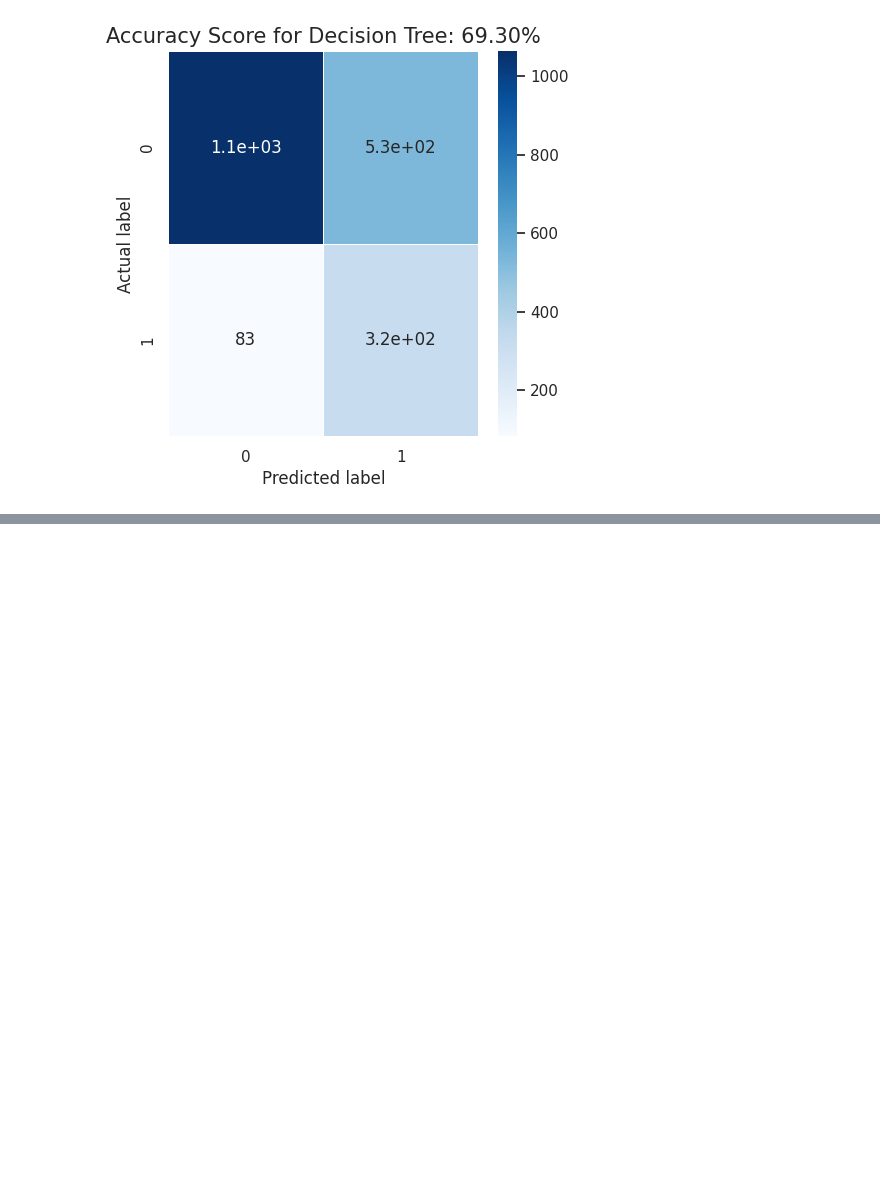
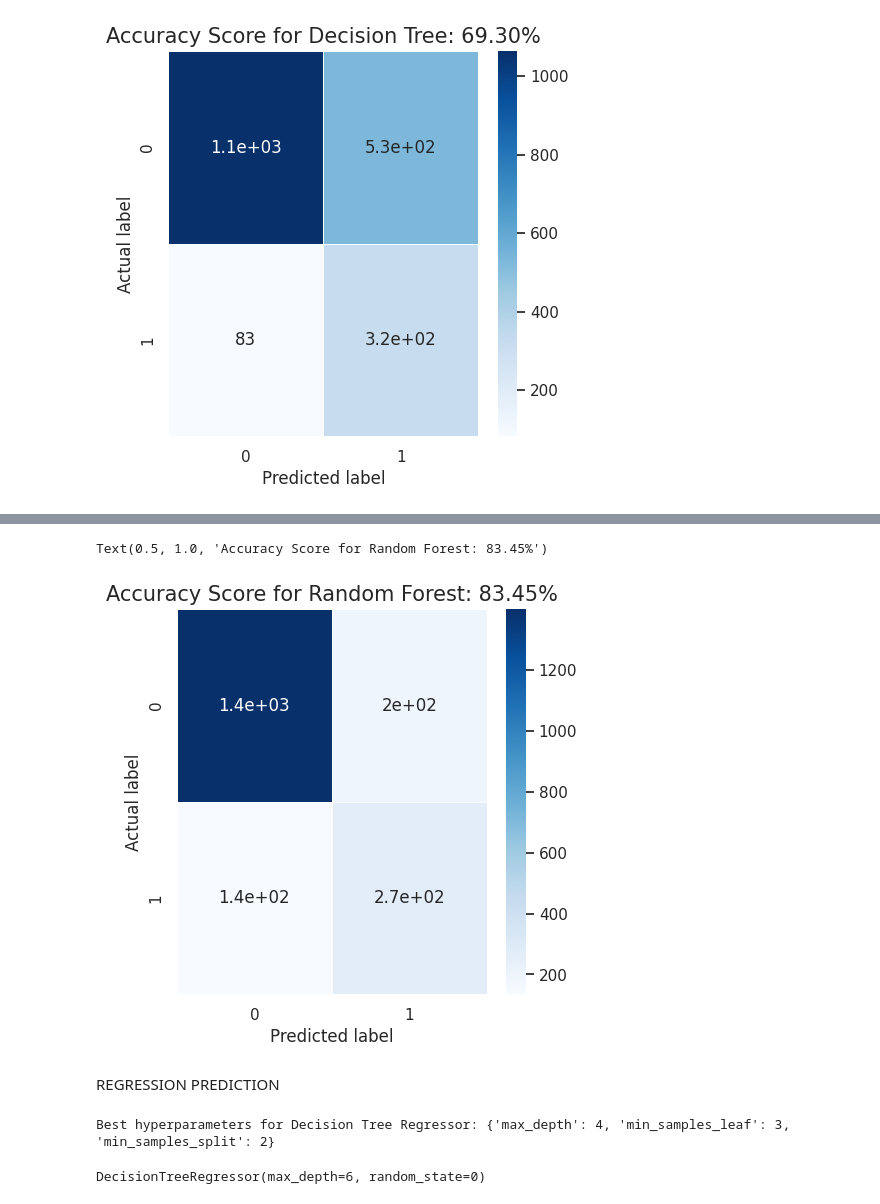
Before and after one commit to khoirulsr/AI_Engineer, a Jupyter notebook: Copy_of_Latihan_Machine_Learning.ipynb, the cells around one changed output, grey strips where cells are left out. Cells and saved outputs as stored; diff of their text form; code cells hidden in the pictures; blank space fills up the shorter version.

```diff
--- a/Copy_of_Latihan_Machine_Learning.ipynb
+++ b/Copy_of_Latihan_Machine_Learning.ipynb
@@ -220,0 +254,14 @@ print("Accuracy Score :", round(accuracy_score(y_test, y_pred)*100 ,2), "%")
+# %%
+from sklearn.metrics import confusion_matrix
+cm = confusion_matrix(y_test, y_pred)
+plt.figure(figsize=(5,5))
+sns.heatmap(data=cm,linewidths=.5, annot=True,  cmap = 'Blues')
+plt.ylabel('Actual label')
+plt.xlabel('Predicted label')
+all_sample_title = 'Accuracy Score for Random Forest: {0:.2f}%'.format(rf_classifier_tuned.score(X_test, y_test)*100)
+plt.title(all_sample_title, size = 15)
+# %% [output]
+Text(0.5, 1.0, 'Accuracy Score for Random Forest: 83.45%')
+[figure, added]
+# %% [markdown]
+REGRESSION PREDICTION
@@ -220,0 +274,46 @@ print("Accuracy Score :", round(accuracy_score(y_test, y_pred)*100 ,2), "%")
+# %%
+import numpy as np
+import pandas as pd
+from sklearn.tree import DecisionTreeRegressor
+from sklearn.model_selection import GridSearchCV
+
+# 1) Drop rows where y is NaN, and align X accordingly
+mask = ~y_train.isna()
+X_train_clean = X_train.loc[mask]
+y_train_clean = y_train.loc[mask]
+
+
+# 2) Set up model + grid
+dt_regressor = DecisionTreeRegressor(random_state=0)
+param_grid_dt_reg = {
+    'max_depth': [4, 5, 6],
+    'min_samples_split': [2, 4, 6],
+    'min_samples_leaf': [1, 2, 3],
+}
+
+# 3) Grid search
+grid_search_dt_reg = GridSearchCV(
+    dt_regressor,
+    param_grid_dt_reg,
+    cv=5,
+    scoring='neg_mean_squared_error',
+    n_jobs=-1
+)
+grid_search_dt_reg.fit(X_train_clean, y_train_clean)
+
+print("Best hyperparameters for Decision Tree Regressor:", grid_search_dt_reg.best_params_)
+# %% [output]
+Best hyperparameters for Decision Tree Regressor: {'max_depth': 4, 'min_samples_leaf': 3, 'min_samples_split': 2}
+# %%
+from sklearn.tree import DecisionTreeRegressor
+
+# Initialize the Decision Tree Regressor with the specified hyperparameters
+dt_regressor_tuned = DecisionTreeRegressor(random_state=0,
+                                           max_depth=6,
+                                           min_samples_leaf=1,
+                                           min_samples_split=2)
+
+# Train the model
+dt_regressor_tuned.fit(X_train_clean, y_train_clean)
+# %% [output]
+DecisionTreeRegressor(max_depth=6, random_state=0)
```
Also changed, not shown: parts of 8 cells of this notebook.
